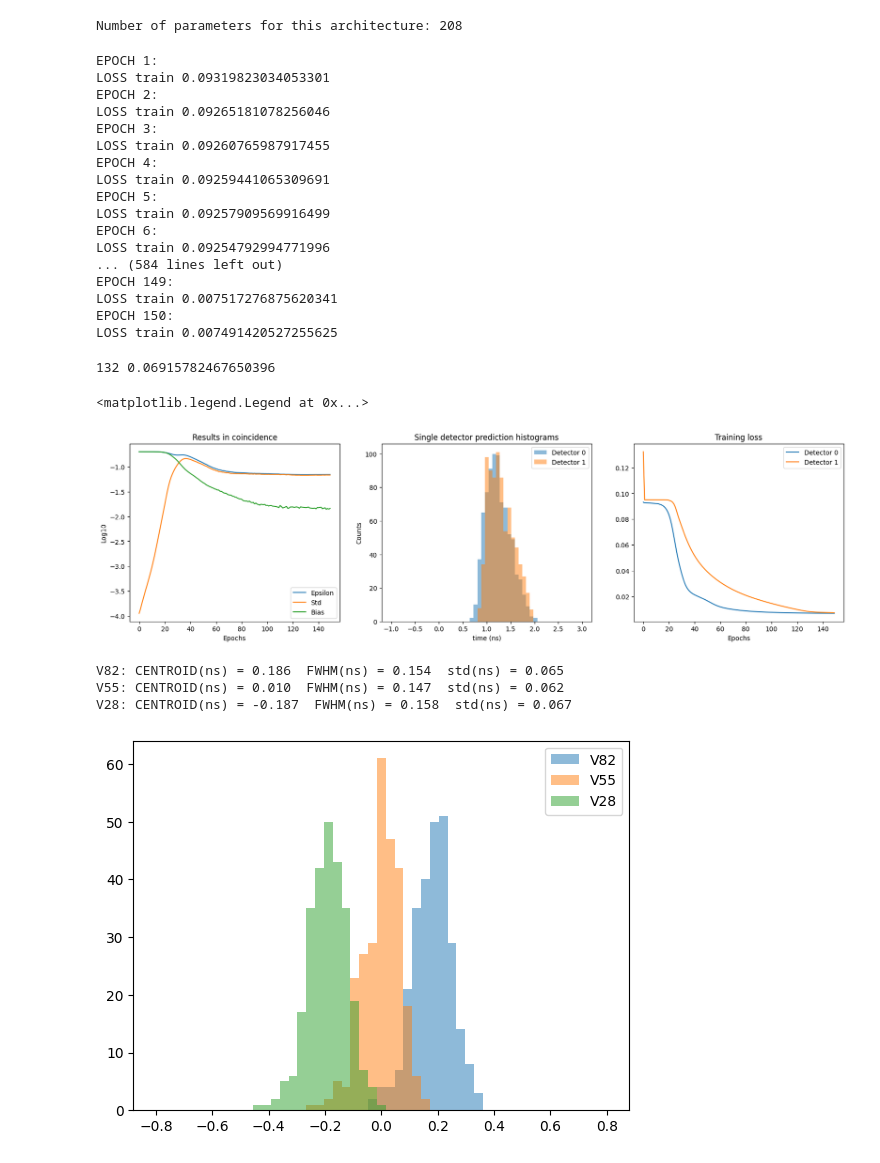
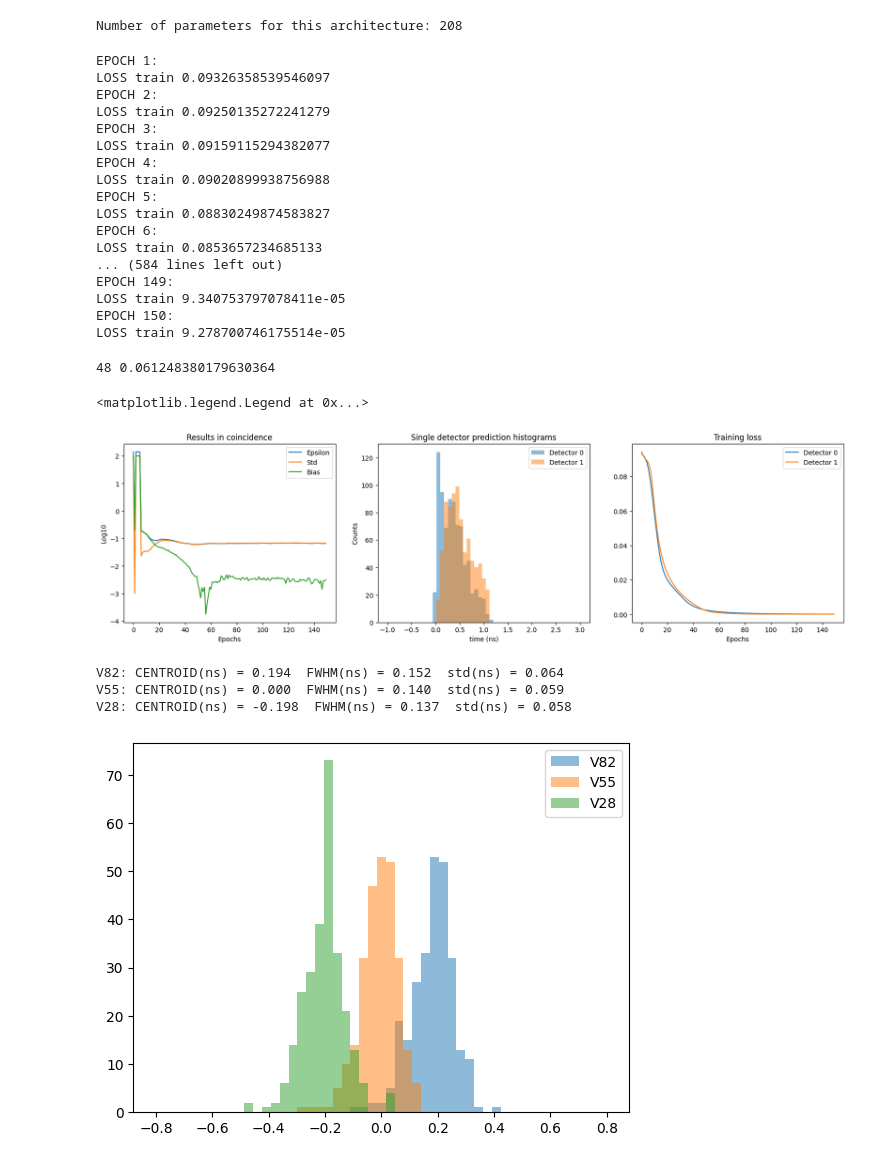
Before and after one commit to wjosefw/Signal-processing-with-Neural-networks, a Jupyter notebook: KAN.ipynb, the cells around one changed output. Saved outputs shown, nothing was run; the diff lists cells and outputs as text; code cells hidden in the pictures.

Commit message:
Cambiada la manera en que calculo epsilon consigo asi bias ~4 ps FWHM ~144 ps con efficient KAN y cuatro momentos (order = 2)
W = t**(i+1)
W = np.exp(-(t**i))

```diff
--- a/KAN.ipynb
+++ b/KAN.ipynb
@@ -87,12 +87,12 @@ plt.legend()
 # %%
 #------------------------------------ Important definitions ------------------------------------
 ajuste_grueso = 1 # 0 = YES, 1 = NO
-delay_steps = 30
-moments_order = 2
-Num_casos = 4000
-Nc = 2
-np.random.seed(seed = 42) #Fix numpy seed
-torch.manual_seed(0) #Fix torch seed
+delay_steps = 30  # Max number of steps to delay pulses
+moments_order = 2  # Max order of moments used
+Num_casos = 0 # Number of simulated pulse
+set_seed(42) #Fix seeds
+
+
 
 t_shift = 8 #In time steps
 t = np.linspace(0, Nt, Nt_new)
@@ -300,30 +300,30 @@ train_dataset_dec1 = torch.utils.data.TensorDataset(torch.from_numpy(M_Train_dec
 train_loader_dec0 = torch.utils.data.DataLoader(train_dataset_dec0, batch_size = 32, shuffle = True)
 train_loader_dec1 = torch.utils.data.DataLoader(train_dataset_dec1, batch_size = 32, shuffle = True)
 
-optimizer_dec0 = torch.optim.AdamW(model_dec0.parameters(), lr = 5e-5) #Regularization?
-optimizer_dec1 = torch.optim.AdamW(model_dec1.parameters(), lr = 5e-5) #5e-5
+optimizer_dec0 = torch.optim.AdamW(model_dec0.parameters(), lr = 1e-4) #Regularization?
+optimizer_dec1 = torch.optim.AdamW(model_dec1.parameters(), lr = 1e-4) #5e-5
 # %%
 # Execute train loop
 loss_dec0, test_dec0 = train_loop_KAN(model_dec0, optimizer_dec0, train_loader_dec0, torch.tensor(MOMENTS_TEST[:,:,0]).float(), EPOCHS = 150, save = False)
 loss_dec1, test_dec1 = train_loop_KAN(model_dec1, optimizer_dec1, train_loader_dec1, torch.tensor(MOMENTS_TEST[:,:,1]).float(), EPOCHS = 150, save = False)
 # %% [output]
 EPOCH 1:
-LOSS train 0.09319823034053301
+LOSS train 0.09326358539546097
 EPOCH 2:
-LOSS train 0.09265181078256046
+LOSS train 0.09250135272241279
 EPOCH 3:
-LOSS train 0.09260765987917455
+LOSS train 0.09159115294382077
 EPOCH 4:
-LOSS train 0.09259441065309691
+LOSS train 0.09020899938756988
 EPOCH 5:
-LOSS train 0.09257909569916499
+LOSS train 0.08830249874583827
 EPOCH 6:
-LOSS train 0.09254792994771996
+LOSS train 0.0853657234685133
 ... (584 lines left out)
 EPOCH 149:
-LOSS train 0.007517276875620341
+LOSS train 9.340753797078411e-05
 EPOCH 150:
-LOSS train 0.007491420527255625
+LOSS train 9.278700746175514e-05
 # %%
 if ajuste_grueso == 0:
     TOFN = (test_dec0 - new_time_step*delays_test_dec0) - (test_dec1 - new_time_step*delays_test_dec1)
@@ -332,13 +332,14 @@ if ajuste_grueso == 0:
     TOFN_V82 = TOFN[:,V28.shape[0] + V55.shape[0]:] - test_dec1[:,V28.shape[0] + V55.shape[0]:]
 
 if ajuste_grueso == 1:
-    TOFN_V28 = test_dec0[:,:V28.shape[0]] - test_dec1[:,:V28.shape[0]]
-    TOFN_V55 = test_dec0[:,V28.shape[0] :V28.shape[0] + V55.shape[0]] - test_dec1[:,V28.shape[0] :V28.shape[0] + V55.shape[0]]
-    TOFN_V82 = test_dec0[:,V28.shape[0] + V55.shape[0]:] - test_dec1[:,V28.shape[0] + V55.shape[0]:]
+    #TOFN_V28 = test_dec0[:,:V28.shape[0]] - test_dec1[:,:V28.shape[0]]
+    #TOFN_V55 = test_dec0[:,V28.shape[0] :V28.shape[0] + V55.shape[0]] - test_dec1[:,V28.shape[0] :V28.shape[0] + V55.shape[0]]
+    #TOFN_V82 = test_dec0[:,V28.shape[0] + V55.shape[0]:] - test_dec1[:,V28.shape[0] + V55.shape[0]:]
 
     TOFN_V28 = test_dec0[:,:TEST_00.shape[0]] - test_dec1[:,:TEST_00.shape[0]]
     TOFN_V55 = test_dec0[:,TEST_00.shape[0] : 2*TEST_00.shape[0]] - test_dec1[:, TEST_00.shape[0] : 2*TEST_00.shape[0]]
     TOFN_V82 = test_dec0[:,2*TEST_00.shape[0]:] - test_dec1[:,2*TEST_00.shape[0]:]
+
 
 # Must turn to float64 in order to calculate std on a specific axis
 TOFN_V28 = np.array(TOFN_V28, dtype = 'float64')
@@ -346,12 +347,15 @@ TOFN_V55 = np.array(TOFN_V55, dtype = 'float64')
 TOFN_V82 = np.array(TOFN_V82, dtype = 'float64')
 
 # Calculate 'centroids'
-centroid_V28 = np.mean(TOFN_V28, axis = 1) - np.mean(TOFN_V55, axis = 1)
-centroid_V82 = np.mean(TOFN_V82, axis = 1) - np.mean(TOFN_V55, axis = 1)
+
+centroid_V55, sigmaN_V55 = calculate_gaussian_center_sigma(TOFN_V55, np.zeros((TOFN_V55.shape[0])))
+centroid_V28, sigmaN_V28 = calculate_gaussian_center_sigma(TOFN_V28, centroid_V55)
+centroid_V82, sigmaN_V82 = calculate_gaussian_center_sigma(TOFN_V82, centroid_V55)
 
 # Get errors to calculate Epsilon
+
 mean_error_centroid = (abs(centroid_V28 + 0.2) + abs(centroid_V82 - 0.2)) / 2
-mean_std = (np.std(TOFN_V82, axis = 1) + np.std(TOFN_V55, axis = 1) + np.std(TOFN_V28, axis = 1)) / 3
+mean_std = mean_std = (sigmaN_V28 + sigmaN_V55 + sigmaN_V82) / 3
 epsilon = (mean_error_centroid**2 + mean_std**2)**(1/2)
 epsilon = np.array(epsilon, dtype = 'float64')
 idx_min_epsilon = np.where(epsilon == np.min(epsilon))[0][0]
@@ -362,50 +366,50 @@ print(idx_min_epsilon, np.min(epsilon))
 plt.figure(figsize = (20,5))
 plt.subplot(131)
 plt.plot(np.log10(epsilon), label = 'Epsilon')
-plt.plot(np.log10(mean_std), label = 'Std')
+plt.plot(np.log10(mean_std + 1e-3), label = 'Std')
 plt.plot(np.log10(mean_error_centroid), label = 'Bias')
 plt.title('Results in coincidence')
 plt.xlabel('Epochs')
 plt.ylabel('Log10')
 plt.legend()
 
 plt.subplot(132)
 if ajuste_grueso == 0:
     plt.hist(test_dec0[idx_min_epsilon , :] - new_time_step*delays_test_dec0, bins = 51, range = [-1, 3], alpha = 0.5, label = 'Detector 0');
     plt.hist(test_dec1[idx_min_epsilon , :] - new_time_step*delays_test_dec1, bins = 51, range = [-1, 3], alpha = 0.5, label = 'Detector 1');
 
 if ajuste_grueso == 1:
     plt.hist(test_dec0[idx_min_epsilon , :], bins = 51, range = [-1, 3], alpha = 0.5, label = 'Detector 0');
     plt.hist(test_dec1[idx_min_epsilon , :], bins = 51, range = [-1, 3], alpha = 0.5, label = 'Detector 1');
 
 plt.title('Single detector prediction histograms')
 plt.xlabel('time (ns)')
 plt.ylabel('Counts')
 plt.legend()
 
 plt.subplot(133)
 plt.plot(loss_dec0[:], label = 'Detector 0')
 plt.plot(loss_dec1[:], label = 'Detector 1')
 plt.title('Training loss')
 plt.xlabel('Epochs')
 plt.legend()
 # %% [output]
-132 0.06915782467650396
+48 0.061248380179630364
 <matplotlib.legend.Legend at 0x...>
-[figure, old version]
+[figure, new version]
 # %%
-epoch = -1 #idx_min_epsilon
+epoch = idx_min_epsilon
 nbins = 51
 #------------------------------------------- Histogram and gaussian fit -----------------------------------------------
-histogN_V82, binsN, patchesN  = plt.hist(TOFN_V82[epoch,:]- np.mean(TOFN_V55[epoch,:]), bins = nbins, range = [-0.8,0.8], alpha = 0.5, label = 'V82');
+histogN_V82, binsN, patchesN  = plt.hist(TOFN_V82[epoch,:] - centroid_V55[epoch], bins = nbins, range = [-0.8,0.8], alpha = 0.5, label = 'V82');
 cbinsN = 0.5*(binsN[1:]+binsN[0:-1])
 HN, AN, x0N_V82, sigmaN_V82 = gauss_fit(cbinsN, histogN_V82)
 
-histogN_V55, binsN, patchesN  = plt.hist(TOFN_V55[epoch,:]- np.mean(TOFN_V55[epoch,:]), bins = nbins, range = [-0.8,0.8], alpha = 0.5, label = 'V55');
+histogN_V55, binsN, patchesN  = plt.hist(TOFN_V55[epoch,:] - centroid_V55[epoch], bins = nbins, range = [-0.8,0.8], alpha = 0.5, label = 'V55');
 cbinsN = 0.5*(binsN[1:]+binsN[0:-1])
 HN, AN, x0N_V55, sigmaN_V55 = gauss_fit(cbinsN, histogN_V55)
 
-histogN_V28, binsN, patchesN  = plt.hist(TOFN_V28[epoch,:]- np.mean(TOFN_V55[epoch,:]), bins = nbins, range = [-0.8,0.8], alpha = 0.5, label = 'V28');
+histogN_V28, binsN, patchesN  = plt.hist(TOFN_V28[epoch,:] - centroid_V55[epoch], bins = nbins, range = [-0.8,0.8], alpha = 0.5, label = 'V28');
 cbinsN = 0.5*(binsN[1:]+binsN[0:-1])
 HN, AN, x0N_V28, sigmaN_V28 = gauss_fit(cbinsN, histogN_V28)
 plt.legend()
@@ -421,10 +425,10 @@ print("V82: CENTROID(ns) = %.3f  FWHM(ns) = %.3f  std(ns) = %.3f" % (x0N_V82, FW
 print("V55: CENTROID(ns) = %.3f  FWHM(ns) = %.3f  std(ns) = %.3f" % (x0N_V55, FWHMN_V55, sigmaN_V55))
 print("V28: CENTROID(ns) = %.3f  FWHM(ns) = %.3f  std(ns) = %.3f" % (x0N_V28, FWHMN_V28, sigmaN_V28))
 # %% [output]
-V82: CENTROID(ns) = 0.186  FWHM(ns) = 0.154  std(ns) = 0.065
-V55: CENTROID(ns) = 0.010  FWHM(ns) = 0.147  std(ns) = 0.062
-V28: CENTROID(ns) = -0.187  FWHM(ns) = 0.158  std(ns) = 0.067
+V82: CENTROID(ns) = 0.194  FWHM(ns) = 0.152  std(ns) = 0.064
+V55: CENTROID(ns) = 0.000  FWHM(ns) = 0.140  std(ns) = 0.059
+V28: CENTROID(ns) = -0.198  FWHM(ns) = 0.137  std(ns) = 0.058
-[figure, old version]
+[figure, new version]
 # %%
 import time
 
```
Also changed, not shown: parts of 7 cells of this notebook.
